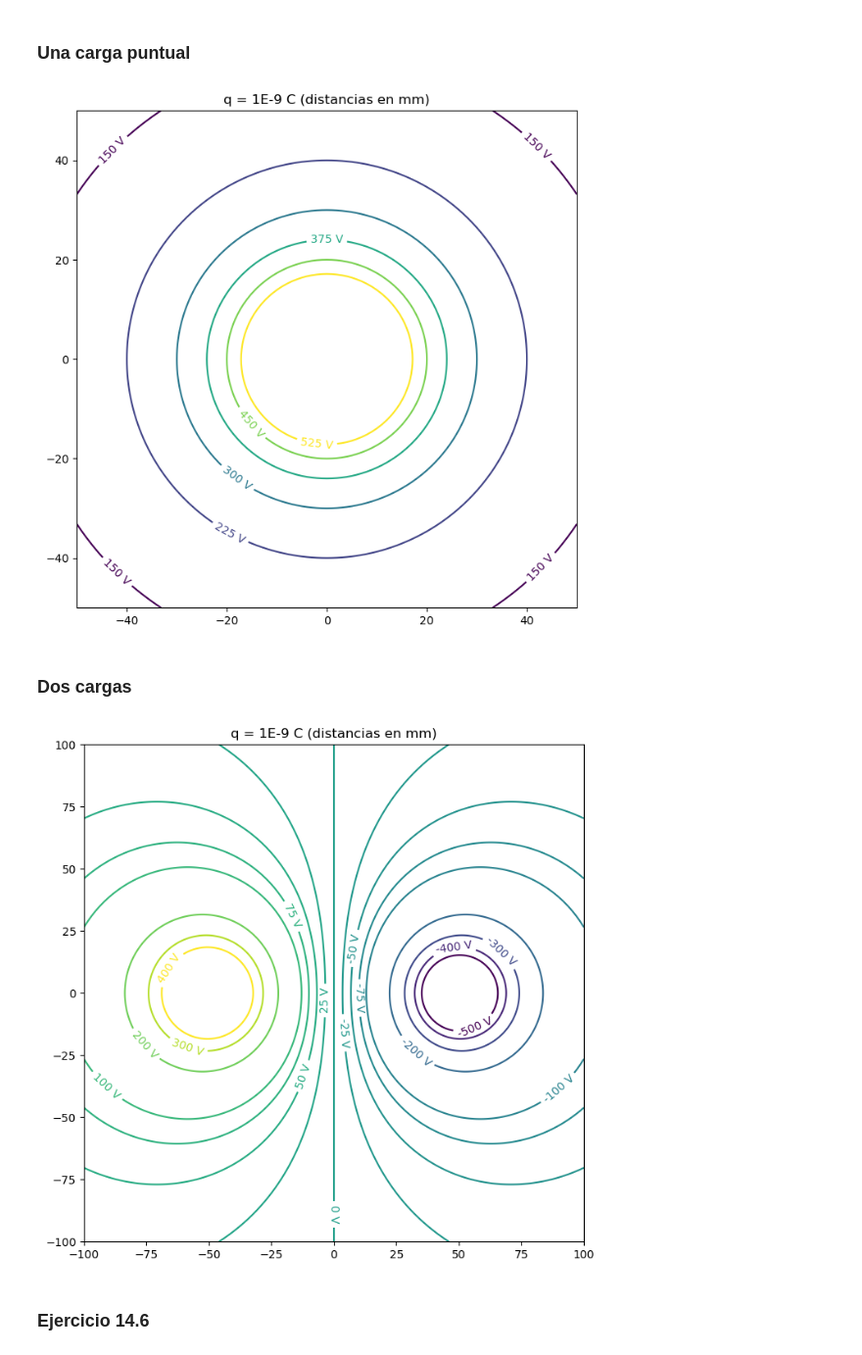
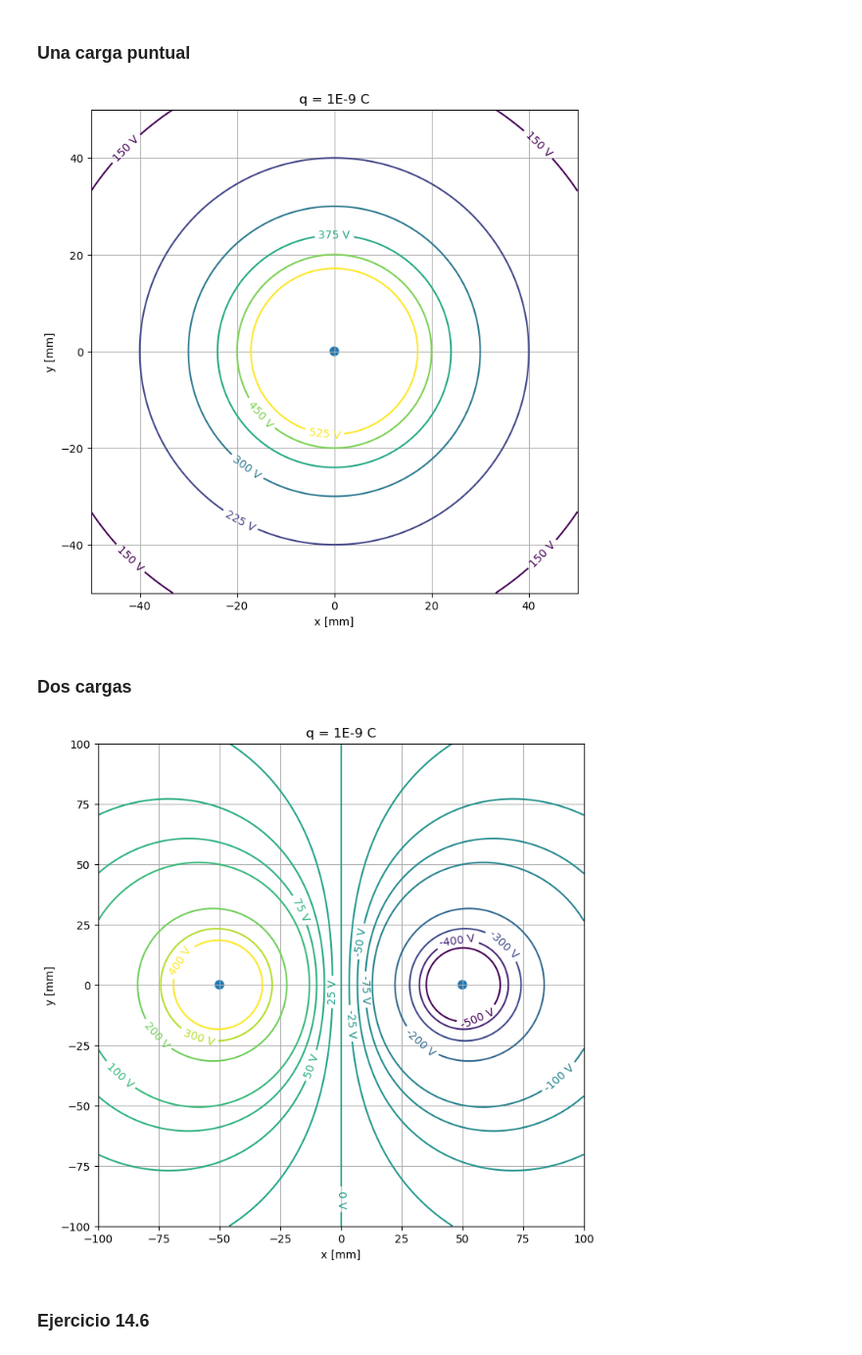
Before and after one commit to epplugins/UTN, a Jupyter notebook: electromagnetismo/em_potencial.ipynb, the cells around one changed output. Shown at 98% size. Drawn from its saved outputs; the diff is of its cells as text; code cells hidden in the pictures.

```diff
--- a/electromagnetismo/em_potencial.ipynb
+++ b/electromagnetismo/em_potencial.ipynb
@@ -19,7 +18,8 @@ def fmt(x):
         s = f"{x:.0f}"
     return rf"{s} V" if plt.rcParams["text.usetex"] else f"{s} V"
 
-def P_puntuales(cargas, dim, levels = 5, figsize=(6,6), titulo='Título'):
+def P_puntuales(cargas, dim, levels = 5, roi=(0,0,0), figsize=(6,6), titulo='Título',
+                EF = False, density=1):
     x = np.arange(-dim, dim+1)
     y = np.arange(-dim, dim+1)
     X, Y = np.meshgrid(x, y)
@@ -35,6 +35,21 @@ def P_puntuales(cargas, dim, levels = 5, figsize=(6,6), titulo='Título'):
     CS2 = ax.contour(X, Y, V, levels=levels)
     ax.clabel(CS2, inline=True, fmt=fmt, fontsize=10)
     ax.set_title(titulo)
+    for carga in cargas:
+        xq, yq, q = carga
+        circ = plt.Circle((xq,yq), 0.02*dim)
+        ax.add_patch(circ)
+    if roi[2]>0:
+        plt.xlim((roi[0], roi[0]+roi[2]))
+        plt.ylim((roi[1], roi[1]+roi[2]))
+
+    if EF:
+        E = np.gradient(-1*V)
+        ax.streamplot(X, Y, E[1], E[0], linewidth=1, cmap=plt.cm.inferno,
+              density=density, arrowstyle='->', arrowsize=1.5)
+    plt.xlabel('x [mm]')
+    plt.ylabel('y [mm]')
+    plt.grid()
     plt.show()
 
     return V
@@ -47,28 +62,32 @@ cargas = [
 levels = np.arange(150,600,75)
 # levels = [150, 200, ,600]
 # levels = 20
-titulo = "q = 1E-9 C (distancias en mm)"
+titulo = "q = 1E-9 C"
 figsize = (8,8)
-P = P_puntuales(cargas, 50, levels=levels, figsize=figsize, titulo=titulo)
+EF = False
+density = 0.5
+P = P_puntuales(cargas, 50, levels=levels, figsize=figsize, titulo=titulo, EF=EF, density=density)
 # %% [output]
-[figure, old version]
+[figure, new version]
 # %% [markdown]
 ### Dos cargas
 # %%
 cargas = [
     [-50, 0, 1E-9],
     [50, 0, -1E-9],
 ]
 levels = np.arange(-500,-100,100)
 levels = np.concatenate([levels, np.arange(-100,100,25)])
 levels = np.concatenate([levels, np.arange(100,500,100)])
 # levels = [150, 200, ,600]
-# levels = 20
-titulo = "q = 1E-9 C (distancias en mm)"
+# levels = 1
+titulo = "q = 1E-9 C"
 figsize = (8,8)
-P = P_puntuales(cargas, 100, levels=levels, figsize=figsize, titulo=titulo)
+EF = False
+density = 0.5
+P = P_puntuales(cargas, 100, levels=levels, figsize=figsize, titulo=titulo, EF=EF, density=density)
 # %% [output]
-[figure, old version]
+[figure, new version]
 # %% [markdown]
 ### Ejercicio 14.6
 # %%
```
Also changed, not shown: parts of 2 cells of this notebook, 1 other file.
